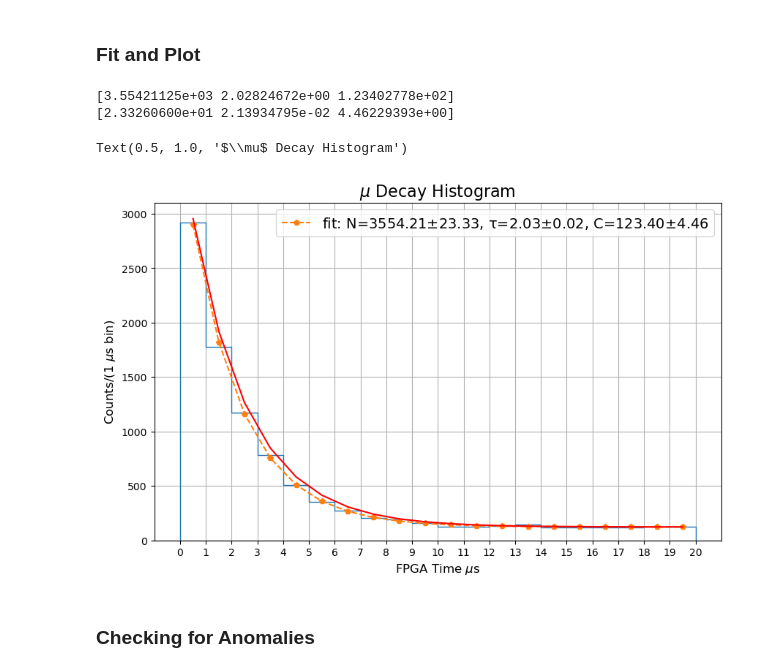
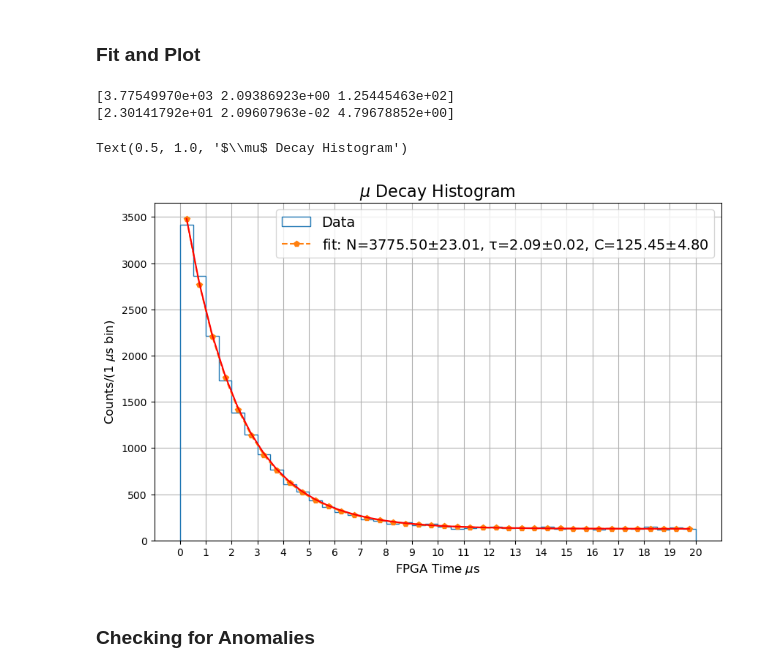
Before and after one commit to KyleTaft/PHY451_Muon_Fall2024, a Jupyter notebook: muon.ipynb, the cells around one changed output. Saved outputs shown, nothing was run; the diff lists cells and outputs as text; code cells hidden in the pictures.

```diff
--- a/muon.ipynb
+++ b/muon.ipynb
@@ -22,47 +22,55 @@ def exp(x, N, t, C):
 # Read in data
 # data = np.loadtxt('24-10-17-11-11.data')
 data1 = pd.read_csv('24-10-17-20-58.data', sep=' ', header=None, names=['dt', 'time'], dtype={'dt': np.float64, 'time': np.int64})
-data2 = pd.read_csv('24-10-23-18-15.data', sep=' ', header=None, names=['dt', 'time'], dtype={'dt': np.float64, 'time': np.int64})
+# data2 = pd.read_csv('24-10-23-18-15.data', sep=' ', header=None, names=['dt', 'time'], dtype={'dt': np.float64, 'time': np.int64})
 data3 = pd.read_csv('muon_accumulation_10_31_to_11_5_2024.data', sep=' ', header=None, names=['dt', 'time'], dtype={'dt': np.float64, 'time': np.int64})
+# data3 = data3[(data3['time']- data3['time'].min())>30*60*60]
+# data3 = data3[(data3['time']- data3['time'].min())<90*60*60]
 
 
-# data = pd.concat([data1,data2])
-data = data3
+data = pd.concat([data1, data3])
+# data = data3
 
 data['time'] = data['time']- data['time'].min()
+# data['dt'] = np.log(data['dt'])
+# time_gate = data['time']>30*60*60
+# data = data[time_gate]
 # %% [markdown]
 ### Fit and Plot
 # %%
-x = np.arange(0.5,20) # middle of bins
+# x = np.arange(0.5,20) # middle of bins
+
 
 plt.figure(figsize=(10, 6))
-hist = plt.hist(data['dt'][data['dt']<20000]/1000, bins=20, histtype='step', range = (0, 20), linewidth=1)
-popt, pcov = curve_fit(exp, x, hist[0], p0=[150, 2.2, 1])
+hist = plt.hist(data['dt'][data['dt']<20000]/1000, bins=40, histtype='step', range = (0, 20), linewidth=1, label='Data')
+x = hist[1][1:] - 0.25 # middle of bins
+popt, pcov = curve_fit(exp, x, hist[0], p0=[15000, 2.10, 300])
+
 print(popt)
 print(np.sqrt(np.diag(pcov)))
 
 plt.xticks(np.arange(0, 21, 1));
 plt.grid()
 
 # Plot the data using literature value of 2.2 us
-t = 2.2 # Decay constant in 1/us
-obs_t = t/1.3
+# t = 2.2 # Decay constant in 1/us
+t=2.12
 
 plt.plot(x, exp(x, *popt), 'p--', label=f'fit: N={popt[0]:.2f}$\pm${np.sqrt(np.diag(pcov))[0]:.2f}, τ={popt[1]:.2f}$\pm${np.sqrt(np.diag(pcov))[1]:.2f}, C={popt[2]:.2f}$\pm${np.sqrt(np.diag(pcov))[2]:.2f}')
 
 plt.xlabel('FPGA Time $\mu$s',fontsize=12)
 plt.ylabel('Counts/(1 $\mu$s bin)', fontsize=12)
 plt.legend(fontsize=14)
 
 plt.plot(x, exp(x, popt[0], t, popt[2]), 'r-', label='Ideal curve $τ = 2.2\mu$s')
 plt.title("$\mu$ Decay Histogram", fontsize=16)
-
+# plt.yscale('log')
 # plt.show()
 # plt.savefig('muonPHY451_fig6.jpg', dpi=400)
 # %% [output]
-[3.55421125e+03 2.02824672e+00 1.23402778e+02]
-[2.33260600e+01 2.13934795e-02 4.46229393e+00]
+[3.77549970e+03 2.09386923e+00 1.25445463e+02]
+[2.30141792e+01 2.09607963e-02 4.79678852e+00]
 Text(0.5, 1.0, '$\\mu$ Decay Histogram')
-[figure, old version]
+[figure, new version]
 # %% [markdown]
 ### Checking for Anomalies
```
Also changed, not shown: parts of 6 cells of this notebook, 1 other file.
